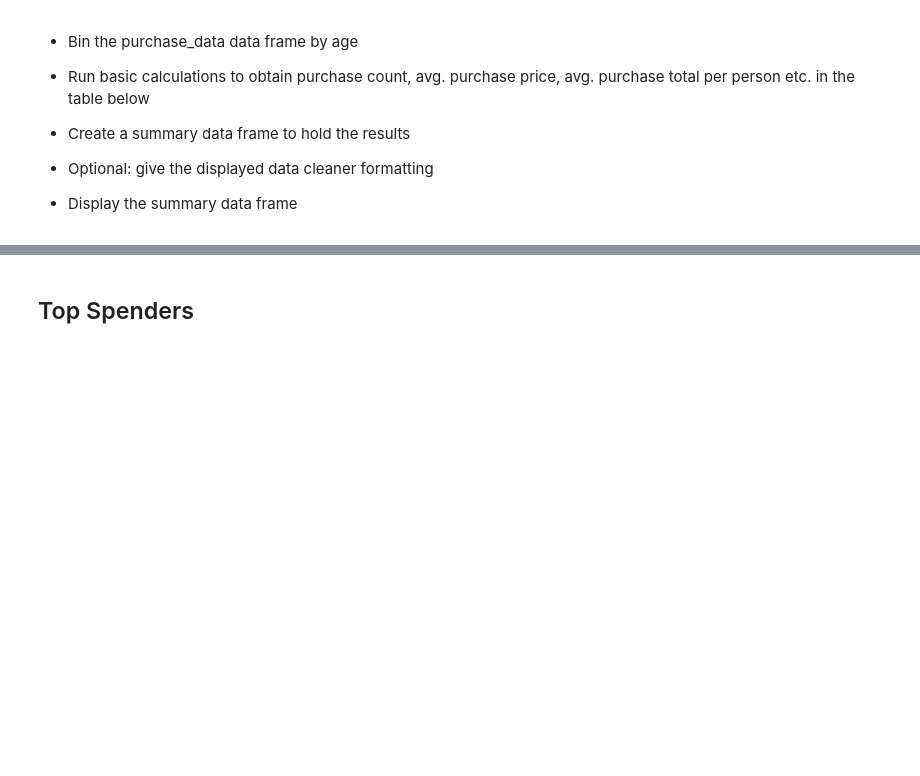
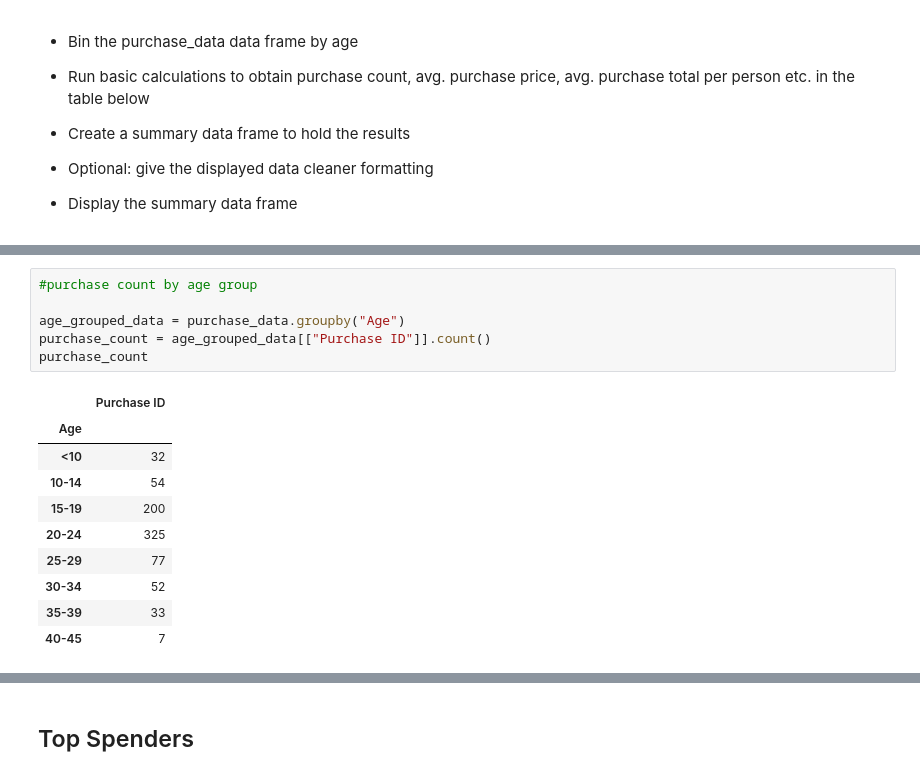
Before and after one commit to abielhammonds/week_04_homework, a Jupyter notebook: HeroesOfPymoli_completed.ipynb, the cells around one changed output, grey strips where cells are left out. Saved outputs shown, nothing was run; the diff lists cells and outputs as text; blank space fills up the shorter version.

```diff
--- a/HeroesOfPymoli_completed.ipynb
+++ b/HeroesOfPymoli_completed.ipynb
@@ -311,0 +331,17 @@ Age
+# %%
+#purchase count by age group
+
+age_grouped_data = purchase_data.groupby("Age")
+purchase_count = age_grouped_data[["Purchase ID"]].count()
+purchase_count
+# %% [output]
+|  | Purchase ID |
+| Age |  |
+| <10 | 32 |
+| 10-14 | 54 |
+| 15-19 | 200 |
+| 20-24 | 325 |
+| 25-29 | 77 |
+| 30-34 | 52 |
+| 35-39 | 33 |
+| 40-45 | 7 |
```
Also changed, not shown: parts of 14 cells of this notebook.
